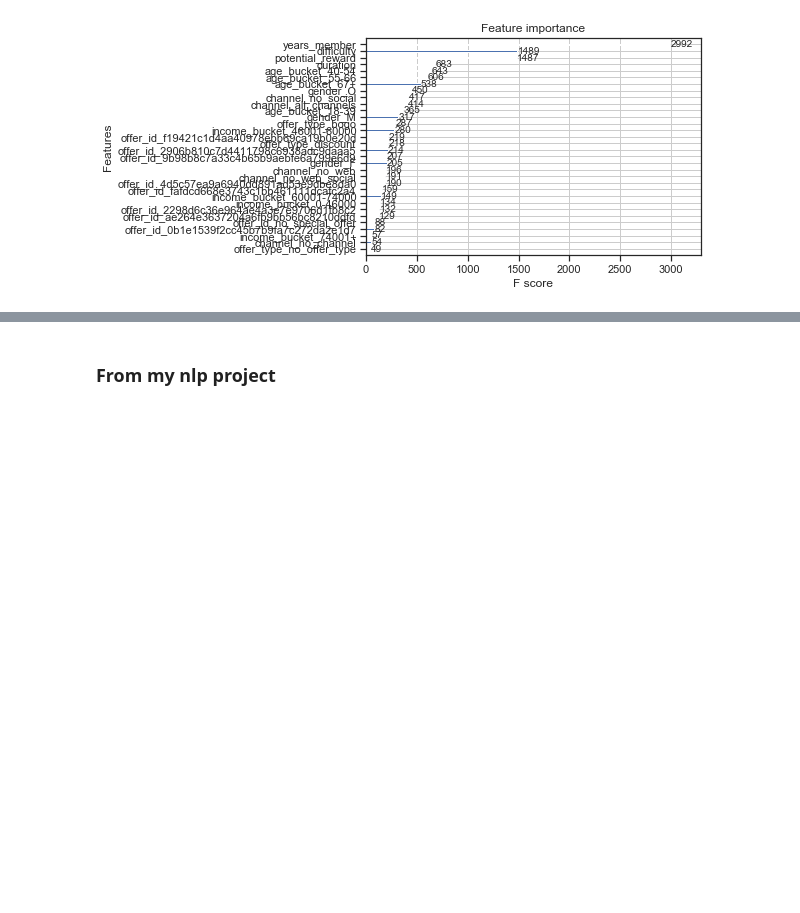
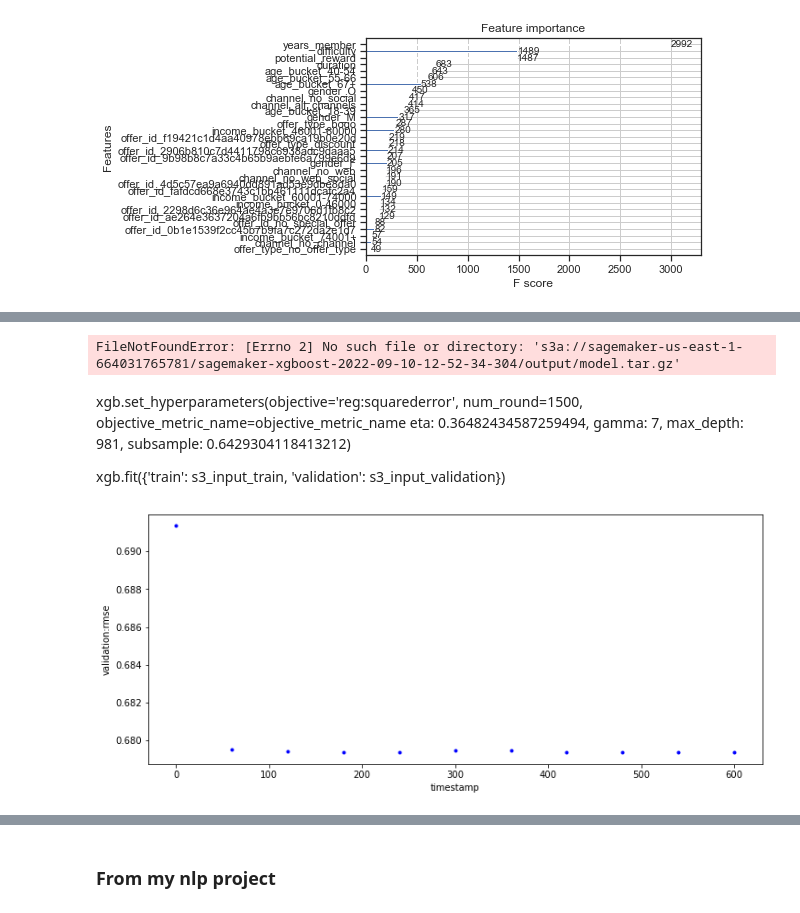
Before and after one commit to mayrkat/capstone-project-km, a Jupyter notebook: Starbucks_Capstone_notebook.ipynb, the cells around one changed output, grey strips where cells are left out. Cells and saved outputs as stored; diff of their text form; code cells hidden in the pictures; blank space fills up the shorter version.

```diff
--- a/Starbucks_Capstone_notebook.ipynb
+++ b/Starbucks_Capstone_notebook.ipynb
@@ -1049,0 +1341,40 @@ xgb = sagemaker.estimator.Estimator(
+# %%
+
+import pickle as pkl
+#import xgboost
+
+#s3://sagemaker-us-east-1-664031765781/sagemaker-xgboost-2022-09-10-12-15-12-519/output/model.tar.gz
+#model_file = 's3://{}/{}/output/model.tar.gz'.format(bucket, job_name)
+model_file = 's3://sagemaker-us-east-1-664031765781/sagemaker-xgboost-2022-09-10-12-52-34-304/output/model.tar.gz'
+booster = pkl.load(open(model_file, 'rb'))
+booster.get_score()
+booster.get_fscore()
+# %% [output]
+FileNotFoundError: [Errno 2] No such file or directory: 's3a://sagemaker-us-east-1-664031765781/sagemaker-xgboost-2022-09-10-12-52-34-304/output/model.tar.gz'
+# %% [markdown]
+
+xgb.set_hyperparameters(objective='reg:squarederror',
+                        num_round=1500,
+                        objective_metric_name=objective_metric_name
+                        eta: 0.36482434587259494,
+                        gamma: 7,
+                        max_depth: 981,
+                        subsample: 0.6429304118413212)
+
+
+xgb.fit({'train': s3_input_train, 'validation': s3_input_validation})
+# %%
+%matplotlib inline
+from sagemaker.analytics import TrainingJobAnalytics
+
+metric_name = "validation:rmse"
+job_name = 'sagemaker-xgboost-2022-09-10-12-52-34-304'
+metrics_dataframe = TrainingJobAnalytics(
+    training_job_name=job_name, metric_names=[metric_name]
+).dataframe()
+plt = metrics_dataframe.plot(
+    kind="line", figsize=(12, 5), x="timestamp", y="value", style="b.", legend=False
+)
+plt.set_ylabel(metric_name);
+# %% [output]
+[figure, added]
```
Also changed, not shown: parts of 70 cells of this notebook, 3 other files.
